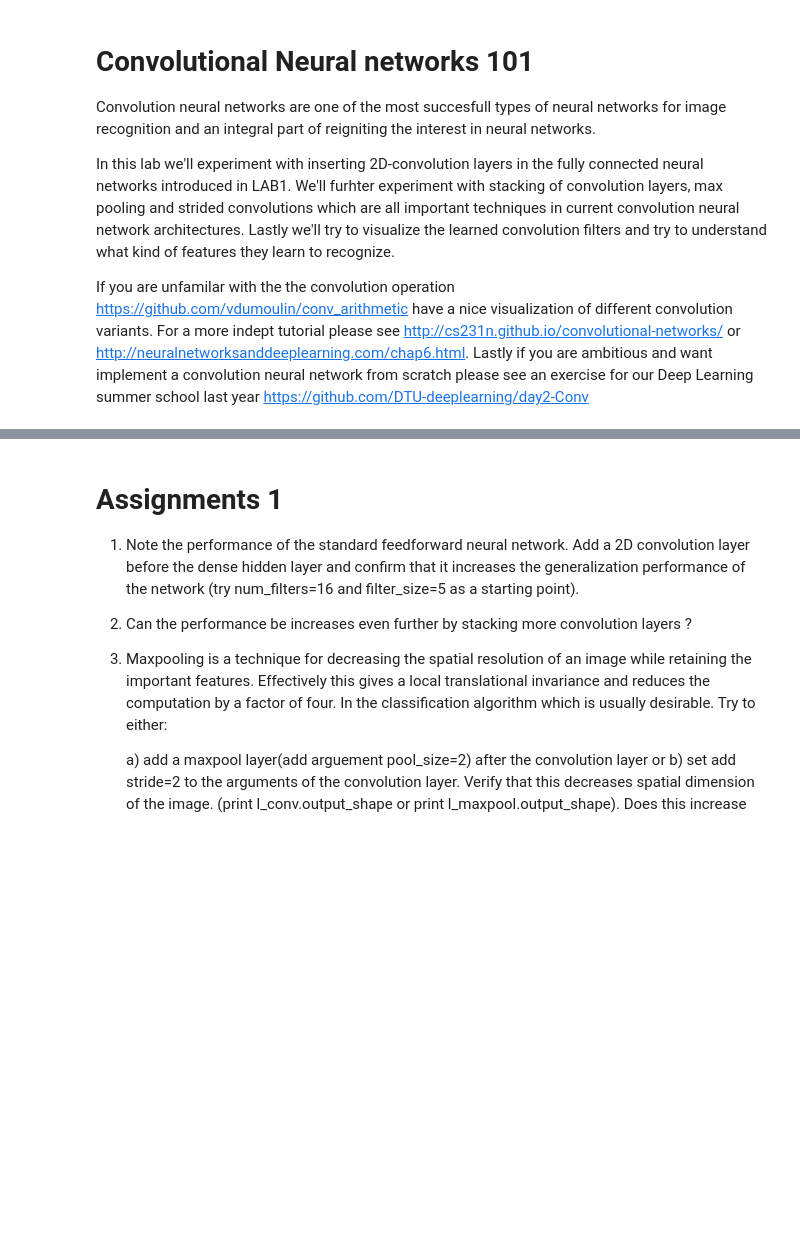
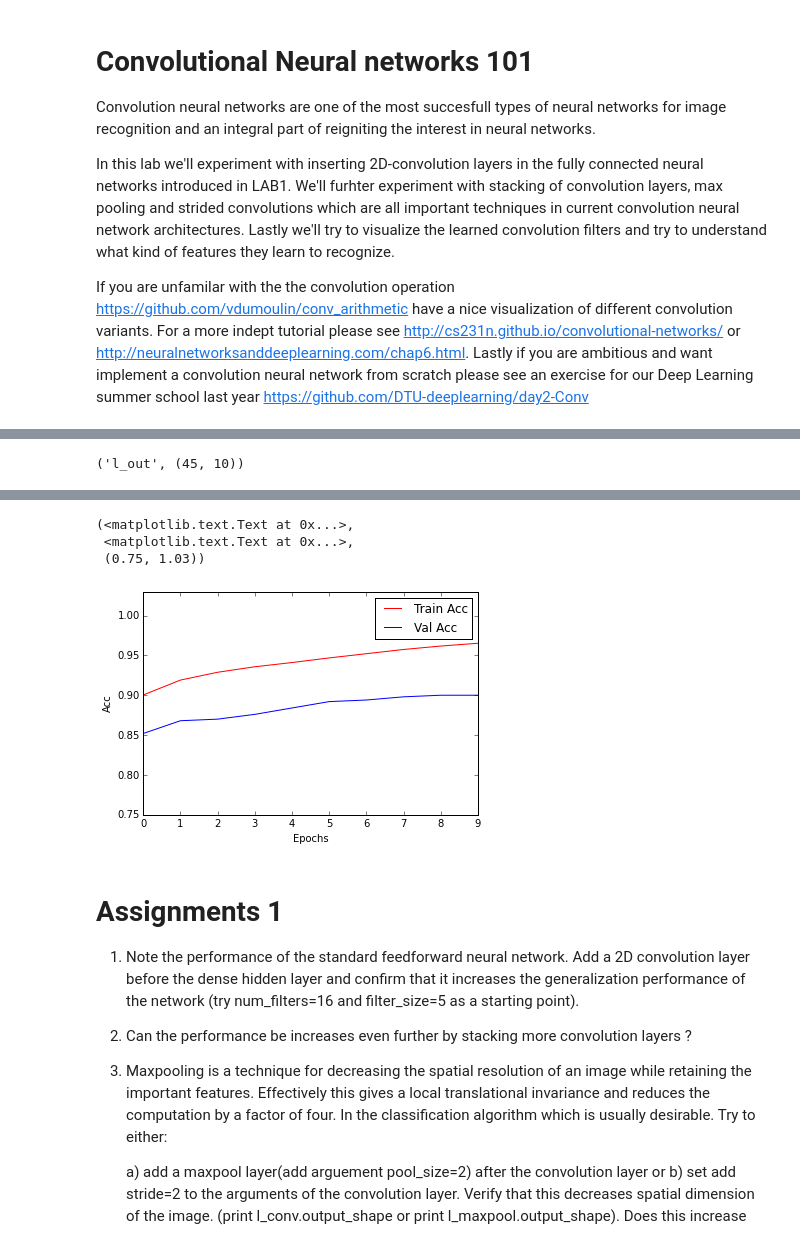
Before and after one commit to DeepLearningDTU/nvidia_deep_learning_summercamp_2016, a Jupyter notebook: lab2/lab2_CNN.ipynb, the cells around one changed output, grey strips where cells are left out. Cells and saved outputs as stored; diff of their text form; code cells hidden in the pictures; blank space fills up the shorter version.

```diff
--- a/lab2/lab2_CNN.ipynb
+++ b/lab2/lab2_CNN.ipynb
@@ -57,8 +61,8 @@ num_class = 10
 num_features = x_train.shape[1]
 
 l_in = InputLayer(shape=(None,nchannels,rows,cols)) #note that we use a 4D input since we need to retain the spatial arrangement of the pixels when working with convolutions.
-l_conv = Conv2DLayer(l_in,num_filters=16,filter_size=5)
-l_hid = DenseLayer(l_conv, num_units=100, nonlinearity=elu) #remember to connect the new conv-layer here
+#l_conv = Conv2DLayer(l_in,num_filters=16,filter_size=5)
+l_hid = DenseLayer(l_in, num_units=100, nonlinearity=elu) #remember to connect the new conv-layer here
 l_out = DenseLayer(l_hid, num_units=num_class, nonlinearity=softmax)
 # %%
 #Setting up the graph in theano
@@ -96,11 +100,13 @@ x = np.random.normal(0,1, (45, 1,28,28)).astype('float32') #dummy data
 model = lasagne.layers.get_output(l_out, sym_x)
 out = model.eval({sym_x:x}) #this could also include mask etc if used
 print("l_out", out.shape)
+# %% [output]
+('l_out', (45, 10))
 # %%
 #Training Loop
 from confusionmatrix import ConfusionMatrix
 batch_size = 100
-num_epochs = 20
+num_epochs = 10
 num_samples_train = x_train.shape[0]
 num_batches_train = num_samples_train // batch_size
 num_samples_valid = x_valid.shape[0]
@@ -168,3 +174,4 @@ plt.figure()
 plt.plot(epoch,train_acc,'r',epoch,valid_acc,'b')
 plt.legend(['Train Acc','Val Acc'])
 plt.xlabel('Epochs'), plt.ylabel('Acc'), plt.ylim([0.75,1.03])
+# %% [output]
@@ -171,3 +190,7 @@ plt.xlabel('Epochs'), plt.ylabel('Acc'), plt.ylim([0.75,1.03])
+(<matplotlib.text.Text at 0x...>,
+ <matplotlib.text.Text at 0x...>,
+ (0.75, 1.03))
+[figure, added]
 # %% [markdown]
 # Assignments 1
 
```
Also changed, not shown: parts of 7 cells of this notebook.
